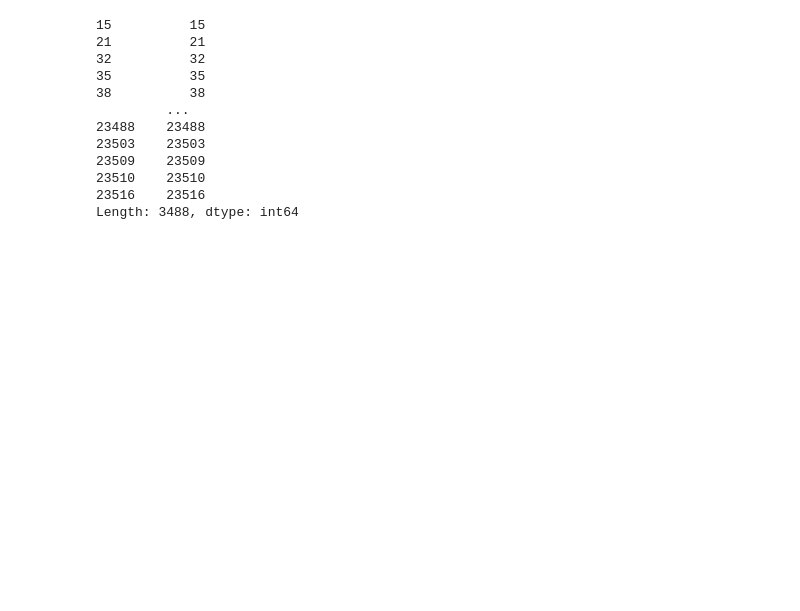
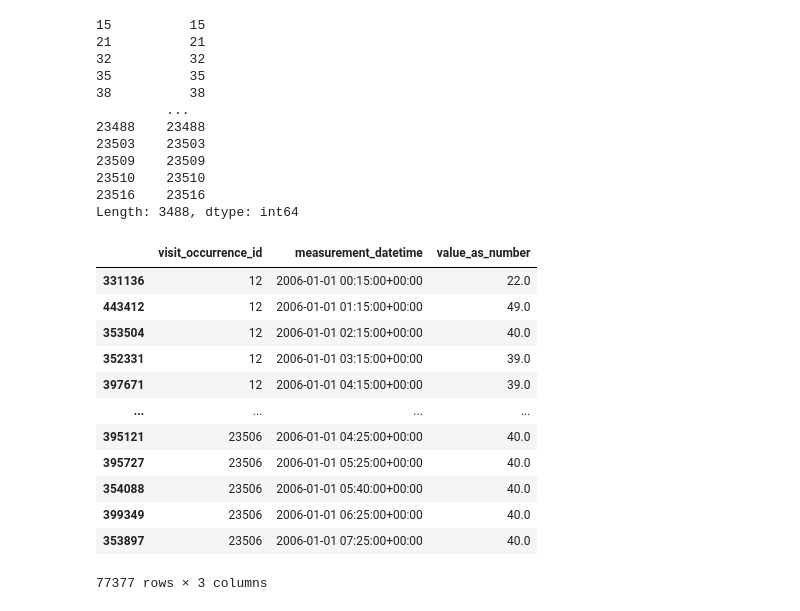
Before and after one commit to snowgecko/datathon_team_04, a Jupyter notebook: vent_analysis.ipynb, the cells around one changed output. Cells and saved outputs as stored; diff of their text form; code cells hidden in the pictures; blank space fills up the shorter version.

```diff
--- a/vent_analysis.ipynb
+++ b/vent_analysis.ipynb
@@ -205,3 +206,19 @@ df_fio2 = df_vac[df_vac['measurement_concept_id'] == concept_ids['fio2'] & ].dro
+# %%
+df_fio2
+# %% [output]
+|  | visit_occurrence_id | measurement_datetime | value_as_number |
+| 331136 | 12 | 2006-01-01 00:15:00+00:00 | 22.0 |
+| 443412 | 12 | 2006-01-01 01:15:00+00:00 | 49.0 |
+| 353504 | 12 | 2006-01-01 02:15:00+00:00 | 40.0 |
+| 352331 | 12 | 2006-01-01 03:15:00+00:00 | 39.0 |
+| 397671 | 12 | 2006-01-01 04:15:00+00:00 | 39.0 |
+| ... | ... | ... | ... |
+| 395121 | 23506 | 2006-01-01 04:25:00+00:00 | 40.0 |
+| 395727 | 23506 | 2006-01-01 05:25:00+00:00 | 40.0 |
+| 354088 | 23506 | 2006-01-01 05:40:00+00:00 | 40.0 |
+| 399349 | 23506 | 2006-01-01 06:25:00+00:00 | 40.0 |
+| 353897 | 23506 | 2006-01-01 07:25:00+00:00 | 40.0 |
+77377 rows × 3 columns
 # %%
 df_fio2['measurement_datetime'] = pd.to_datetime(df_fio2['measurement_datetime'])
 
```
Also changed, not shown: parts of 10 cells of this notebook.
